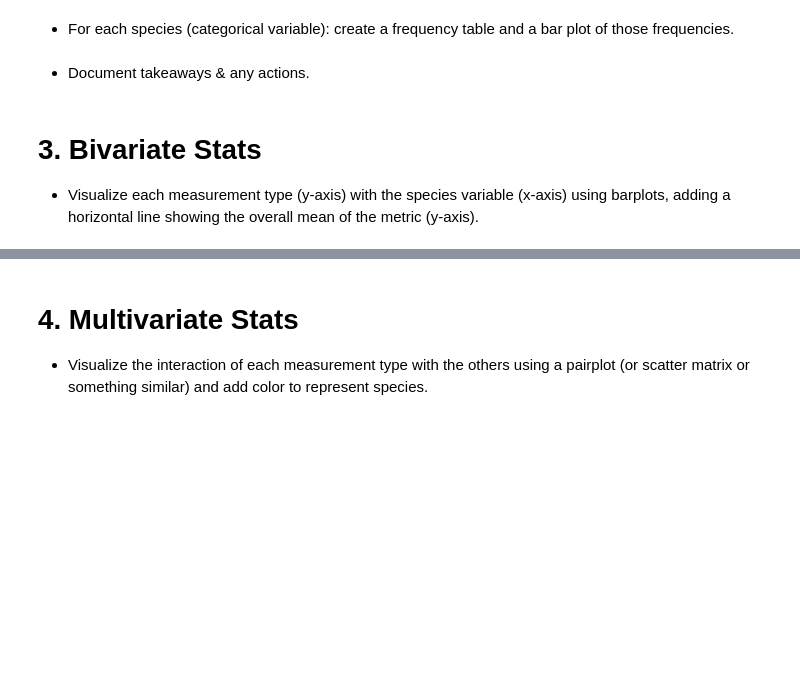
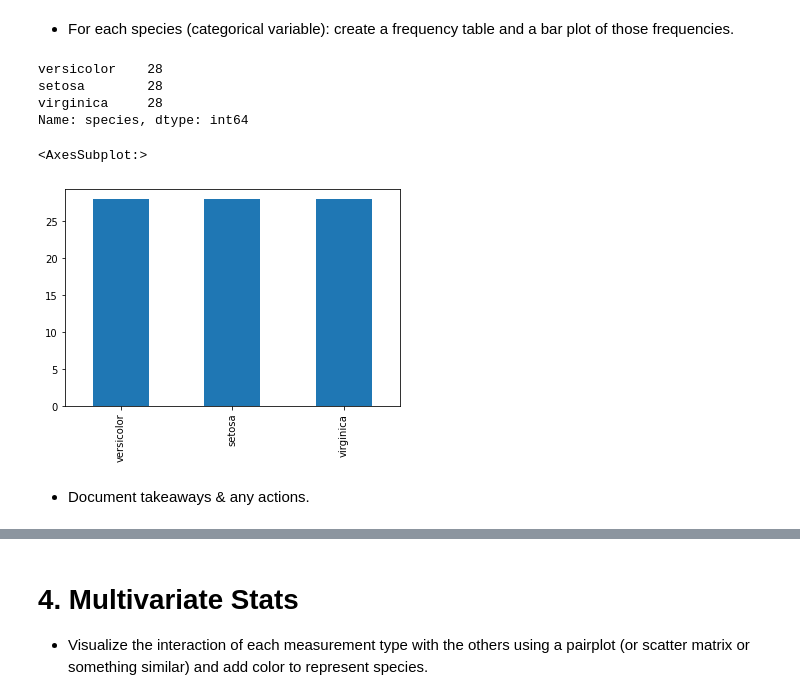
Before and after one commit to rajaramgautam/classification-exercises, a Jupyter notebook: classification_exercises.ipynb, the cells around one changed output, grey strips where cells are left out. Cells and saved outputs as stored; diff of their text form; code cells hidden in the pictures; blank space fills up the shorter version.

```diff
--- a/classification_exercises.ipynb
+++ b/classification_exercises.ipynb
@@ -1260,8 +656,8 @@ df.isna().mean()
 # %%
-# droping measurement_id column
+# droping species_id column
 def prep_iris(df):
-    'dropping species_id'
-    df = df.drop(columns = ['species_id'])
+    df = df.rename(columns = {'species_name': 'species'})
+    df = df.drop(columns = ['species_id']) # dropping species_id
     return df
 # %%
 df = prep_iris(df)
@@ -1284,5 +704,5 @@ def train_validate_test_split(df, target, seed=123):
                                        stratify=train_validate[target])
     return train, validate, test
 # %%
-train, validate, test = train_validate_test_split(df, target='species_name')
+train, validate, test = train_validate_test_split(df, target='species')
 train.shape, validate.shape, test.shape
@@ -1325,12 +843,16 @@ train.petal_width.describe()
 # %% [markdown]
 - For each species (categorical variable): create a frequency table and a bar plot of those frequencies.
 # %%
-train.species_name.value_counts()
+train.species.value_counts()
+# %% [output]
+versicolor    28
+setosa        28
+virginica     28
+Name: species, dtype: int64
 # %%
-train.species_name.value_counts().plot.bar()
+train.species.value_counts().plot.bar()
+# %% [output]
+<AxesSubplot:>
+[figure, added]
 # %% [markdown]
 - Document takeaways & any actions.
-# %% [markdown]
-# 3. Bivariate Stats
-
-- Visualize each measurement type (y-axis) with the species variable (x-axis) using barplots, adding a horizontal line showing the overall mean of the metric (y-axis).
```
Also changed, not shown: parts of 190 cells of this notebook.
